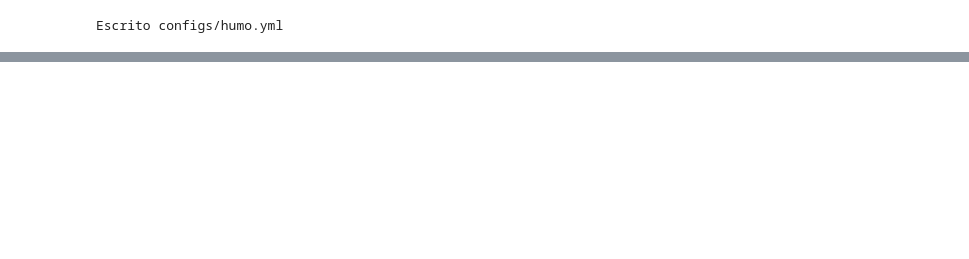
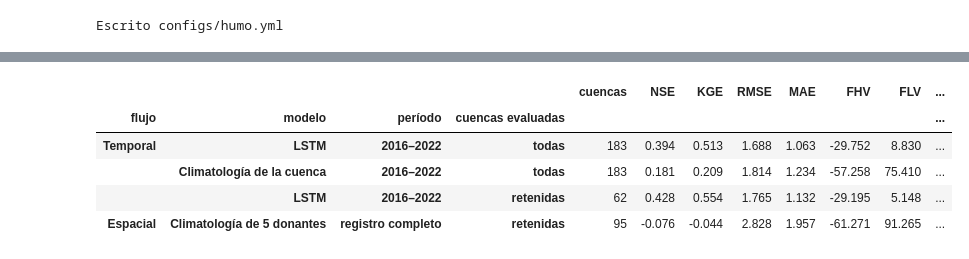
Before and after one commit to leodie1615/Proyecto-final-ADL, a Jupyter notebook: proyecto-final-modelado.ipynb, the cells around one changed output, grey strips where cells are left out. Cells and saved outputs as stored; diff of their text form; code cells hidden in the pictures; blank space fills up the shorter version.

```diff
--- a/proyecto-final-modelado.ipynb
+++ b/proyecto-final-modelado.ipynb
@@ -368,0 +949,13 @@ GPU: NVIDIA GeForce RTX 2060 with Max-Q Design
+# %%
+EJECUTAR_FLUJO_TEMPORAL = False
+
+config_temporal = {**config_base, "experiment_name": f"camels_col_temporal_h{HIDDEN_SIZE}", "hidden_size": HIDDEN_SIZE}
+run_temporal = entrenar(config_temporal) if EJECUTAR_FLUJO_TEMPORAL else corrida_terminada(config_temporal)
+
+series_temporal = evaluar(run_temporal) if run_temporal is not None else {}
+if series_temporal:
+    print(f"{run_temporal.name}: {len(historial(run_temporal))} épocas, mejor época {mejor_epoca(run_temporal)}")
+    metricas_temporal = metricas(series_temporal)
+    display(resumir(metricas_temporal))
+else:
+    print("Flujo temporal pendiente")
@@ -368,0 +2273,41 @@ GPU: NVIDIA GeForce RTX 2060 with Max-Q Design
+# %%
+cuencas_retenidas = set(cuenca_sistema.loc[cuenca_sistema["particion"] > 0, "gauge_id"])
+
+
+def solo(series, conjunto):
+    return {c: df for c, df in series.items() if c in conjunto}
+
+
+def mismos_dias(series, referencia):
+    """Recorta `series` a los días en que el LSTM (`referencia`) tiene simulación. Sin referencia, no cambia nada."""
+    if not referencia:
+        return series
+    return {c: df[referencia[c]["sim"].reindex(df.index).notna()] for c, df in series.items() if c in referencia}
+
+
+filas_resultados = {
+    ("Temporal", "LSTM", "2016–2022", "todas"): (series_temporal, INICIO_TEST, FIN_TEST),
+    ("Temporal", "Climatología de la cuenca", "2016–2022", "todas"):
+        (mismos_dias(base_temporal, series_temporal), INICIO_TEST, FIN_TEST),
+    ("Temporal", "LSTM", "2016–2022", "retenidas"): (solo(series_temporal, cuencas_retenidas), INICIO_TEST, FIN_TEST),
+    ("Espacial", "LSTM", "2016–2022", "retenidas"): (series_espacial, INICIO_TEST, FIN_TEST),
+    ("Espacial", "LSTM", "registro completo", "retenidas"): (series_espacial, None, None),
+    ("Espacial", f"Climatología de {N_DONANTES} donantes", "registro completo", "retenidas"):
+        (mismos_dias(base_espacial, series_espacial), None, None),
+}
+resultados = {}
+for clave, (series, desde, hasta) in filas_resultados.items():
+    tabla_cuencas = metricas(series, desde, hasta) if series else pd.DataFrame()
+    if len(tabla_cuencas):
+        resultados[clave] = resumir(tabla_cuencas)
+resultados = pd.DataFrame(resultados).T.rename_axis(["flujo", "modelo", "período", "cuencas evaluadas"])
+resultados["cuencas"] = resultados["cuencas"].astype(int)
+resultados["cuencas con NSE < 0"] = resultados["cuencas con NSE < 0"].astype(int)
+resultados
+# %% [output]
+|  |  |  |  | cuencas | NSE | KGE | RMSE | MAE | FHV | FLV | ... |
+| flujo | modelo | período | cuencas evaluadas |  |  |  |  |  |  |  | ... |
+| Temporal | LSTM | 2016–2022 | todas | 183 | 0.394 | 0.513 | 1.688 | 1.063 | -29.752 | 8.830 | ... |
+|  | Climatología de la cuenca | 2016–2022 | todas | 183 | 0.181 | 0.209 | 1.814 | 1.234 | -57.258 | 75.410 | ... |
+|  | LSTM | 2016–2022 | retenidas | 62 | 0.428 | 0.554 | 1.765 | 1.132 | -29.195 | 5.148 | ... |
+| Espacial | Climatología de 5 donantes | registro completo | retenidas | 95 | -0.076 | -0.044 | 2.828 | 1.957 | -61.271 | 91.265 | ... |
```
Also changed, not shown: parts of 53 cells of this notebook, 1 other file.
